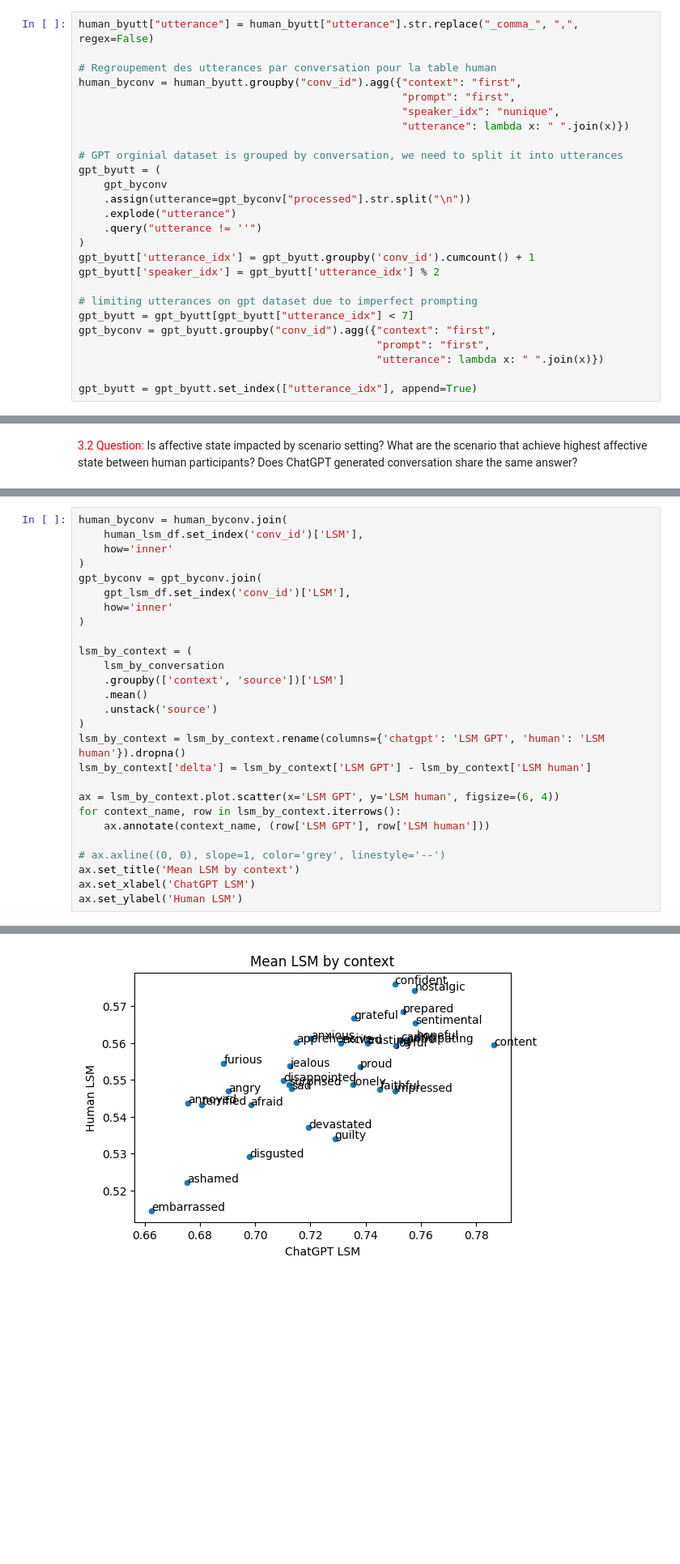
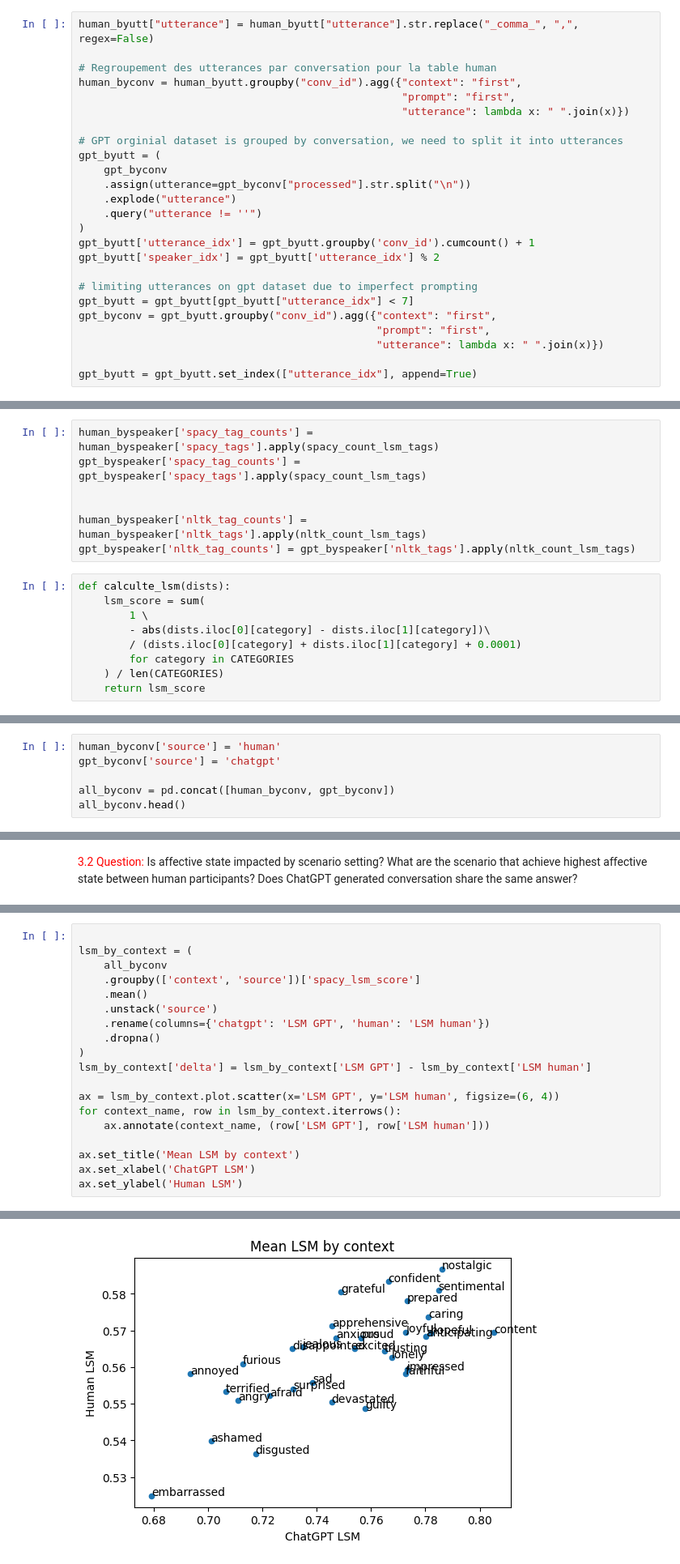
Before and after one commit to telecom-projet-nlp/human-gpt-linguistic-differences, a Jupyter notebook: notebook/Answers.ipynb, the cells around one changed output, grey strips where cells are left out. Shown: that part at 81% size. Drawn from its saved outputs; the diff is of its cells as text; blank space fills up the shorter version.

```diff
--- a/notebook/Answers.ipynb
+++ b/notebook/Answers.ipynb
@@ -76,7 +76,6 @@ human_byutt["utterance"] = human_byutt["utterance"].str.replace("_comma_", ",",
 # Regroupement des utterances par conversation pour la table human
 human_byconv = human_byutt.groupby("conv_id").agg({"context": "first",
                                                    "prompt": "first",
-                                                   "speaker_idx": "nunique",
                                                    "utterance": lambda x: " ".join(x)})
 
 # GPT orginial dataset is grouped by conversation, we need to split it into utterances
@@ -391,0 +370,16 @@ std GPT :  0.10927003459130069
+# %%
+human_byspeaker['spacy_tag_counts'] = human_byspeaker['spacy_tags'].apply(spacy_count_lsm_tags)
+gpt_byspeaker['spacy_tag_counts'] = gpt_byspeaker['spacy_tags'].apply(spacy_count_lsm_tags)
+
+
+human_byspeaker['nltk_tag_counts'] = human_byspeaker['nltk_tags'].apply(nltk_count_lsm_tags)
+gpt_byspeaker['nltk_tag_counts'] = gpt_byspeaker['nltk_tags'].apply(nltk_count_lsm_tags)
+# %%
+def calculte_lsm(dists):
+    lsm_score = sum(
+        1 \
+        - abs(dists.iloc[0][category] - dists.iloc[1][category])\
+        / (dists.iloc[0][category] + dists.iloc[1][category] + 0.0001)
+        for category in CATEGORIES
+    ) / len(CATEGORIES)
+    return lsm_score
@@ -421,0 +453,6 @@ lsm_by_conversation.head()
+# %%
+human_byconv['source'] = 'human'
+gpt_byconv['source'] = 'chatgpt'
+
+all_byconv = pd.concat([human_byconv, gpt_byconv])
+all_byconv.head()
@@ -426,35 +471,27 @@ lsm_by_conversation.head()
 
 The scatter plot compares mean LSM per context for human and ChatGPT conversations. All points lie above the diagonal, meaning ChatGPT agents consistently match each other’s style more closely than human participants. Contexts with the largest gaps (reported in `focus_contexts`) include highly charged emotions such as *furious*, *jealous*, and *anxious*, whereas calmer scenarios (e.g., *grateful*) show smaller differences. These contrasts guide the scenario selection below.
 # %%
-human_byconv = human_byconv.join(
-    human_lsm_df.set_index('conv_id')['LSM'],
-    how='inner'
-)
-gpt_byconv = gpt_byconv.join(
-    gpt_lsm_df.set_index('conv_id')['LSM'],
-    how='inner'
-)
 
 lsm_by_context = (
-    lsm_by_conversation
-    .groupby(['context', 'source'])['LSM']
+    all_byconv
+    .groupby(['context', 'source'])['spacy_lsm_score']
     .mean()
     .unstack('source')
+    .rename(columns={'chatgpt': 'LSM GPT', 'human': 'LSM human'})
+    .dropna()
 )
-lsm_by_context = lsm_by_context.rename(columns={'chatgpt': 'LSM GPT', 'human': 'LSM human'}).dropna()
 lsm_by_context['delta'] = lsm_by_context['LSM GPT'] - lsm_by_context['LSM human']
 
 ax = lsm_by_context.plot.scatter(x='LSM GPT', y='LSM human', figsize=(6, 4))
 for context_name, row in lsm_by_context.iterrows():
     ax.annotate(context_name, (row['LSM GPT'], row['LSM human']))
 
-# ax.axline((0, 0), slope=1, color='grey', linestyle='--')
 ax.set_title('Mean LSM by context')
 ax.set_xlabel('ChatGPT LSM')
 ax.set_ylabel('Human LSM')
 # %% [output]
 Text(0, 0.5, 'Human LSM')
-[figure, old version]
+[figure, new version]
 # %% [markdown]
 <font color="red">3.3 Question:</font> What are scenarios selected for this project? Why?
 # %% [markdown]
```
Also changed, not shown: parts of 16 cells of this notebook.
